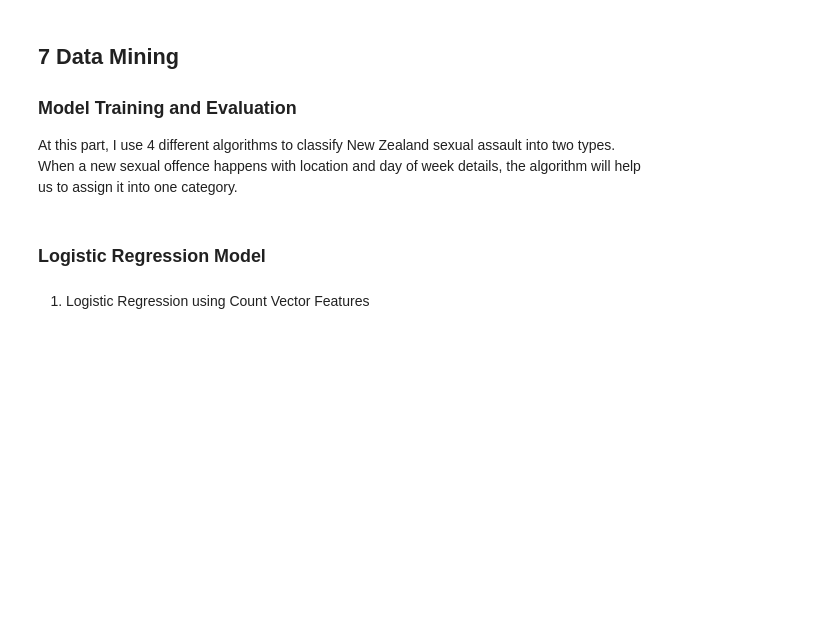
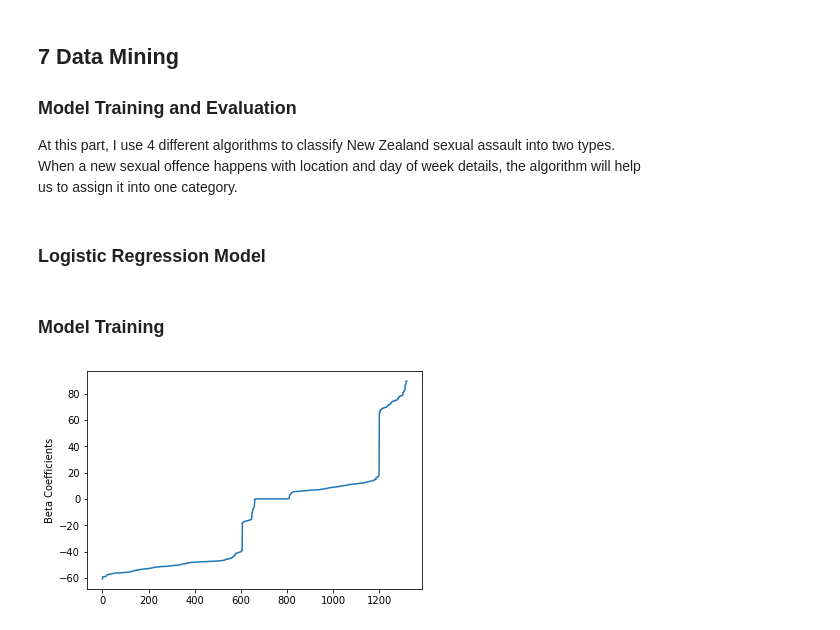
Before and after one commit to 129emma/DataMiningandBigData, a Jupyter notebook: Iteration 4.ipynb, the cells around one changed output. Cells and saved outputs as stored; diff of their text form; code cells hidden in the pictures; blank space fills up the shorter version.

```diff
--- a/Iteration 4.ipynb
+++ b/Iteration 4.ipynb
@@ -268,2 +264,13 @@ logRePredictions = lr_model.transform(testData)
-# %% [markdown]
-1. Logistic Regression using Count Vector Features
+# %% [markdown]
+### Model Training
+# %%
+import matplotlib.pyplot as plt
+import numpy as np
+
+beta = np.sort(lr_model.coefficients)
+
+plt.plot(beta)
+plt.ylabel('Beta Coefficients')
+plt.show()
+# %% [output]
+[figure, added]
```
Also changed, not shown: parts of 17 cells of this notebook.
